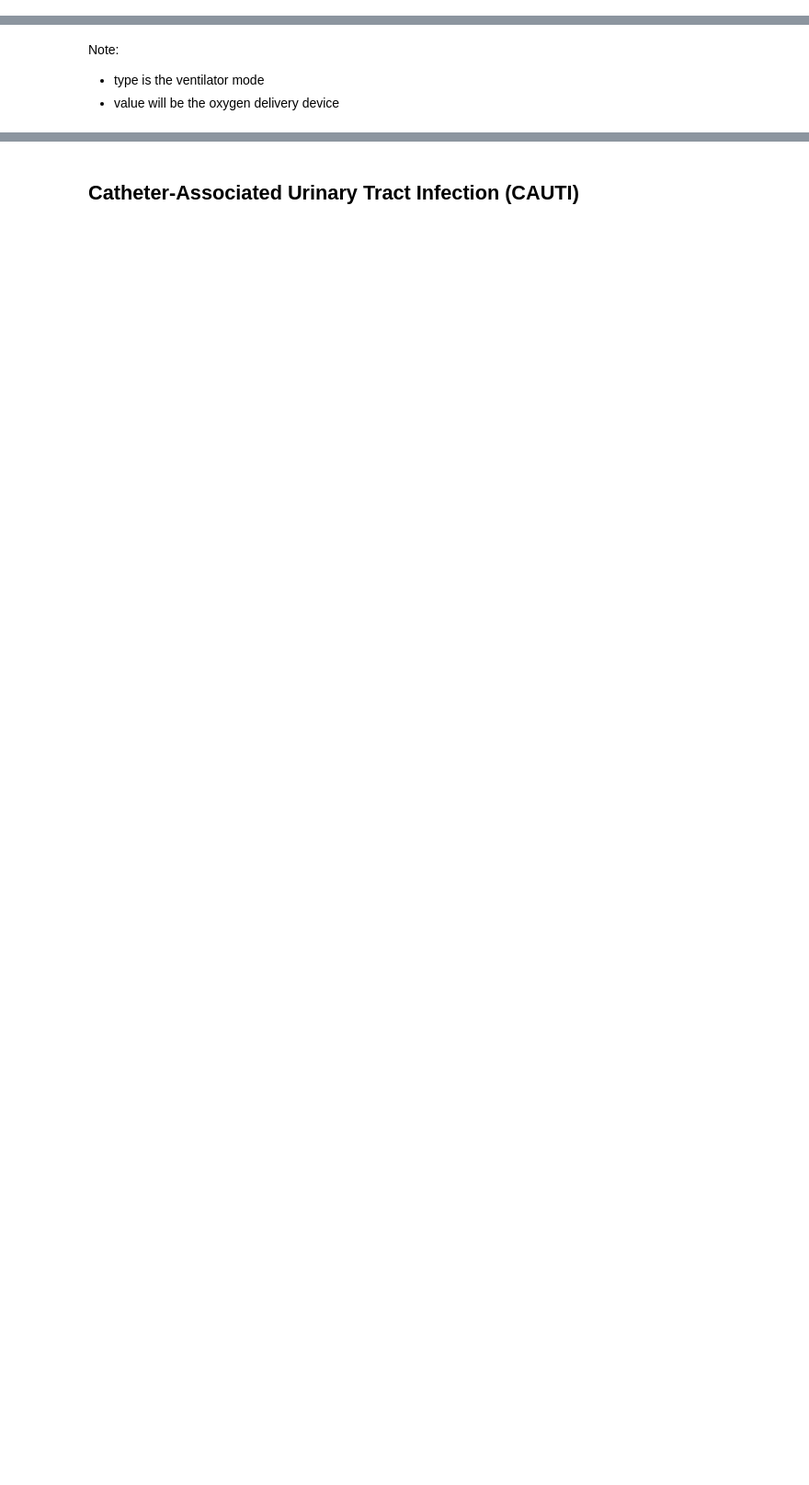
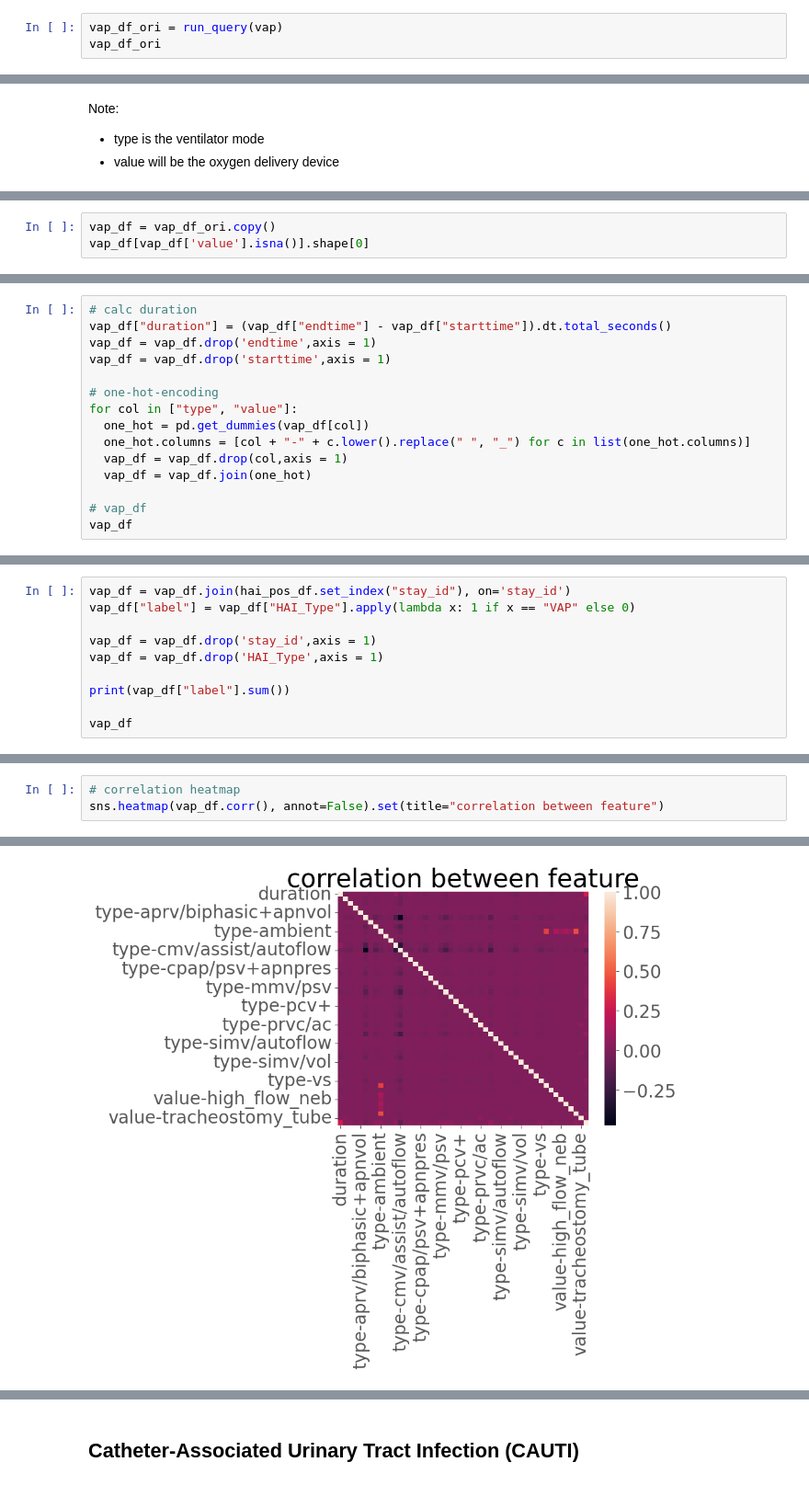
Before and after one commit to wdemichele/COMP90089-VAP-Diagnosis, a Jupyter notebook: explore/invasive_devices.ipynb, the cells around one changed output, grey strips where cells are left out. Shown at 92% size. Drawn from its saved outputs; the diff is of its cells as text; blank space fills up the shorter version.

```diff
--- a/explore/invasive_devices.ipynb
+++ b/explore/invasive_devices.ipynb
@@ -252,0 +436,3 @@ run_query(vap)
+# %%
+vap_df_ori = run_query(vap)
+vap_df_ori
@@ -256,0 +459,3 @@ Note:
+# %%
+vap_df = vap_df_ori.copy()
+vap_df[vap_df['value'].isna()].shape[0]
@@ -256,0 +466,15 @@ Note:
+# %%
+# calc duration
+vap_df["duration"] = (vap_df["endtime"] - vap_df["starttime"]).dt.total_seconds()
+vap_df = vap_df.drop('endtime',axis = 1)
+vap_df = vap_df.drop('starttime',axis = 1)
+
+# one-hot-encoding
+for col in ["type", "value"]:
+  one_hot = pd.get_dummies(vap_df[col])
+  one_hot.columns = [col + "-" + c.lower().replace(" ", "_") for c in list(one_hot.columns)]
+  vap_df = vap_df.drop(col,axis = 1)
+  vap_df = vap_df.join(one_hot)
+
+# vap_df
+vap_df
@@ -256,0 +497,10 @@ Note:
+# %%
+vap_df = vap_df.join(hai_pos_df.set_index("stay_id"), on='stay_id')
+vap_df["label"] = vap_df["HAI_Type"].apply(lambda x: 1 if x == "VAP" else 0)
+
+vap_df = vap_df.drop('stay_id',axis = 1)
+vap_df = vap_df.drop('HAI_Type',axis = 1)
+
+print(vap_df["label"].sum())
+
+vap_df
@@ -256,0 +524,4 @@ Note:
+# %%
+# correlation heatmap
+sns.heatmap(vap_df.corr(), annot=False).set(title="correlation between feature")
+# %% [output]
@@ -256,0 +529 @@ Note:
+[figure, added]
```
Also changed, not shown: parts of 49 cells of this notebook.
